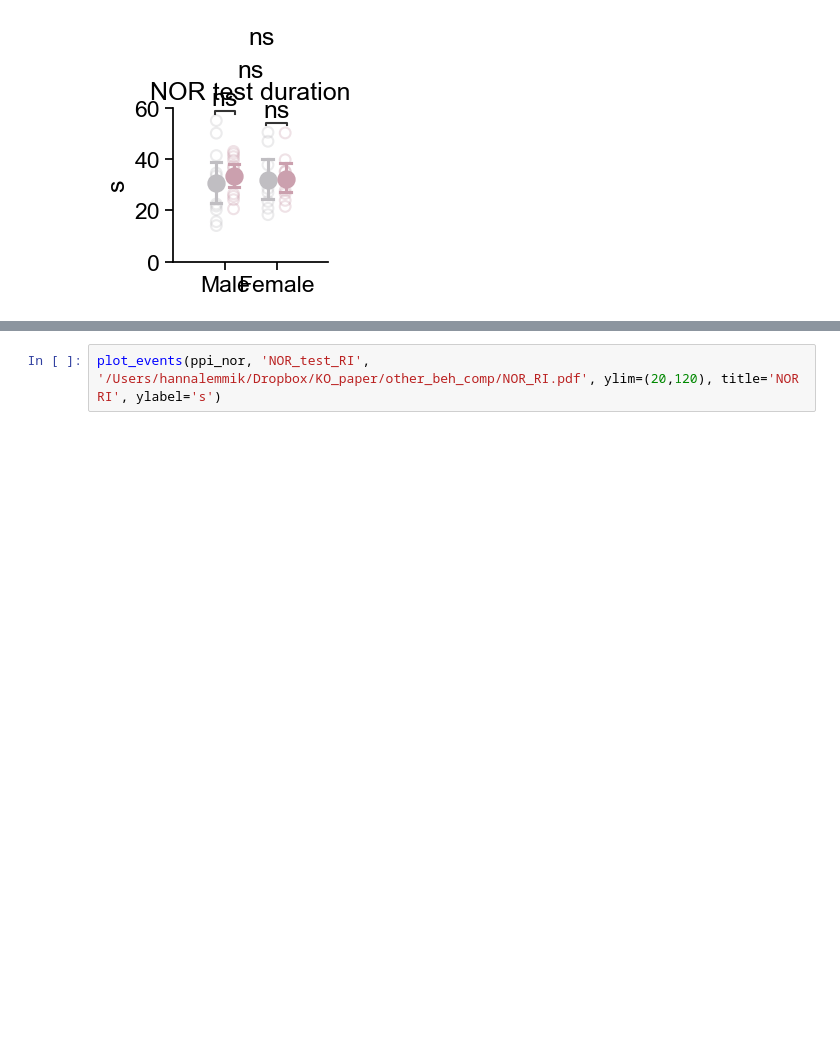
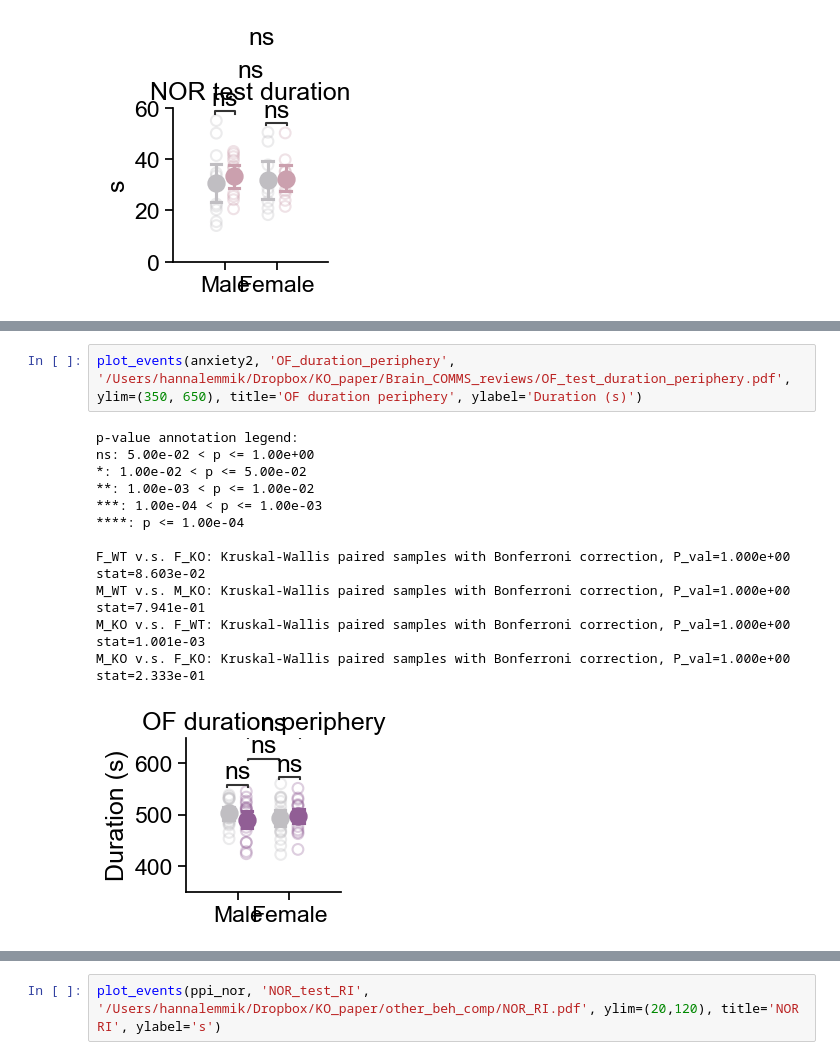
Before and after one commit to hannalemmik/C3ar1_longitudinal_MRI_paper_2025, a Jupyter notebook: Behaviour_fig6.ipynb, the cells around one changed output, grey strips where cells are left out. Cells and saved outputs as stored; diff of their text form; blank space fills up the shorter version.

```diff
--- a/Behaviour_fig6.ipynb
+++ b/Behaviour_fig6.ipynb
@@ -317,0 +390,15 @@ M_KO v.s. F_KO: Kruskal-Wallis paired samples with Bonferroni correction, P_val=
+# %%
+plot_events(anxiety2, 'OF_duration_periphery', '/Users/hannalemmik/Dropbox/KO_paper/Brain_COMMS_reviews/OF_test_duration_periphery.pdf', ylim=(350, 650), title='OF duration periphery', ylabel='Duration (s)')
+# %% [output]
+p-value annotation legend:
+ns: 5.00e-02 < p <= 1.00e+00
+*: 1.00e-02 < p <= 5.00e-02
+**: 1.00e-03 < p <= 1.00e-02
+***: 1.00e-04 < p <= 1.00e-03
+****: p <= 1.00e-04
+
+F_WT v.s. F_KO: Kruskal-Wallis paired samples with Bonferroni correction, P_val=1.000e+00 stat=8.603e-02
+M_WT v.s. M_KO: Kruskal-Wallis paired samples with Bonferroni correction, P_val=1.000e+00 stat=7.941e-01
+M_KO v.s. F_WT: Kruskal-Wallis paired samples with Bonferroni correction, P_val=1.000e+00 stat=1.001e-03
+M_KO v.s. F_KO: Kruskal-Wallis paired samples with Bonferroni correction, P_val=1.000e+00 stat=2.333e-01
+[figure, added]
```
Also changed, not shown: parts of 14 cells of this notebook.
